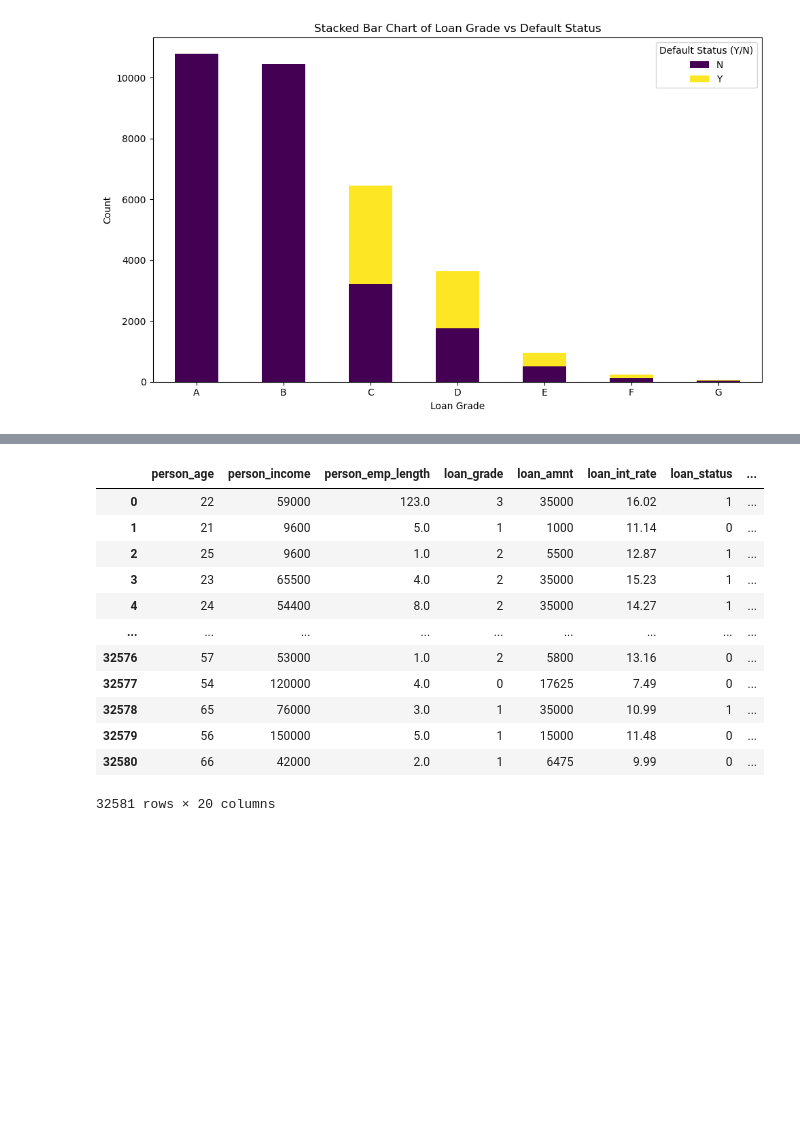
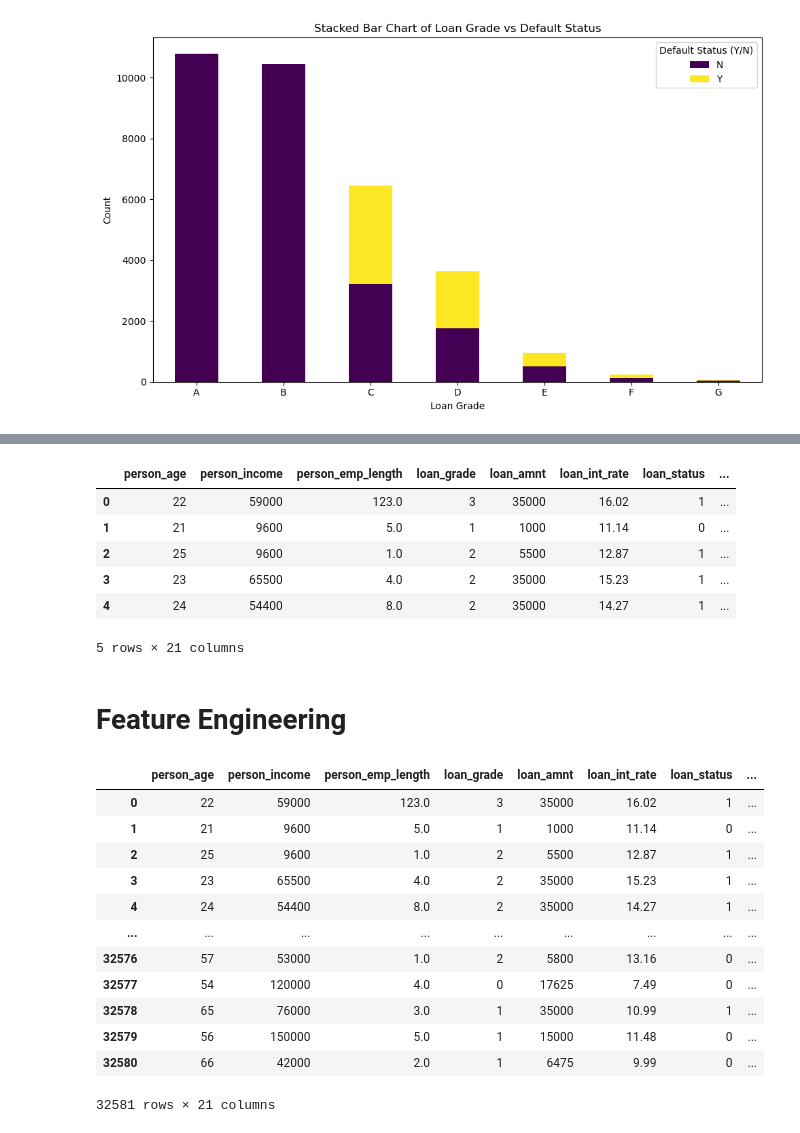
Before and after one commit to Lindelani82/Credit-Risk-Project, a Jupyter notebook: Untitled-1.ipynb, the cells around one changed output, grey strips where cells are left out. Cells and saved outputs as stored; diff of their text form; code cells hidden in the pictures; blank space fills up the shorter version.

```diff
--- a/Untitled-1.ipynb
+++ b/Untitled-1.ipynb
@@ -187,3 +224,17 @@ plt.show()
+# %%
+new_data['loan_amnt_log'] = np.log(new_data['loan_amnt'] + 1)
+# %%
+new_data.head()
+# %% [output]
+|  | person_age | person_income | person_emp_length | loan_grade | loan_amnt | loan_int_rate | loan_status | ... |
+| 0 | 22 | 59000 | 123.0 | 3 | 35000 | 16.02 | 1 | ... |
+| 1 | 21 | 9600 | 5.0 | 1 | 1000 | 11.14 | 0 | ... |
+| 2 | 25 | 9600 | 1.0 | 2 | 5500 | 12.87 | 1 | ... |
+| 3 | 23 | 65500 | 4.0 | 2 | 35000 | 15.23 | 1 | ... |
+| 4 | 24 | 54400 | 8.0 | 2 | 35000 | 14.27 | 1 | ... |
+5 rows × 21 columns
+# %% [markdown]
+# Feature Engineering
 # %%
 import pandas as pd
 from sklearn.preprocessing import LabelEncoder
@@ -235,4 +286,4 @@ new_data
 | 32578 | 65 | 76000 | 3.0 | 1 | 35000 | 10.99 | 1 | ... |
 | 32579 | 56 | 150000 | 5.0 | 1 | 15000 | 11.48 | 0 | ... |
 | 32580 | 66 | 42000 | 2.0 | 1 | 6475 | 9.99 | 0 | ... |
-32581 rows × 20 columns
+32581 rows × 21 columns
```
Also changed, not shown: parts of 12 cells of this notebook.
